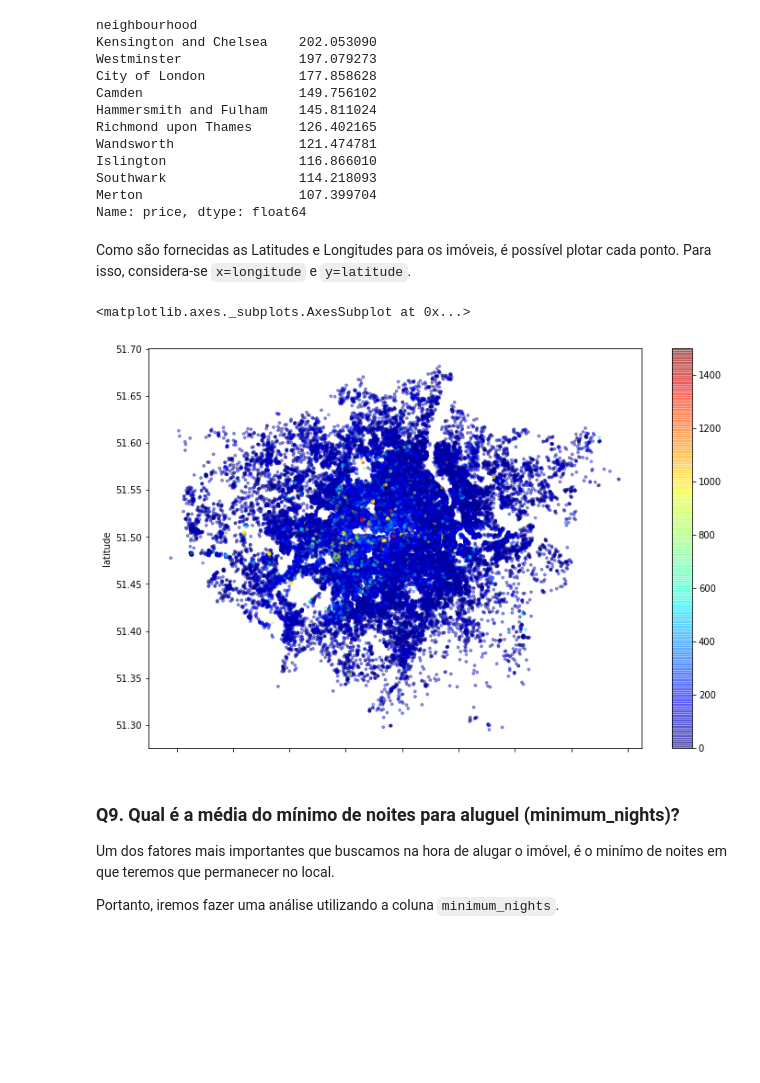
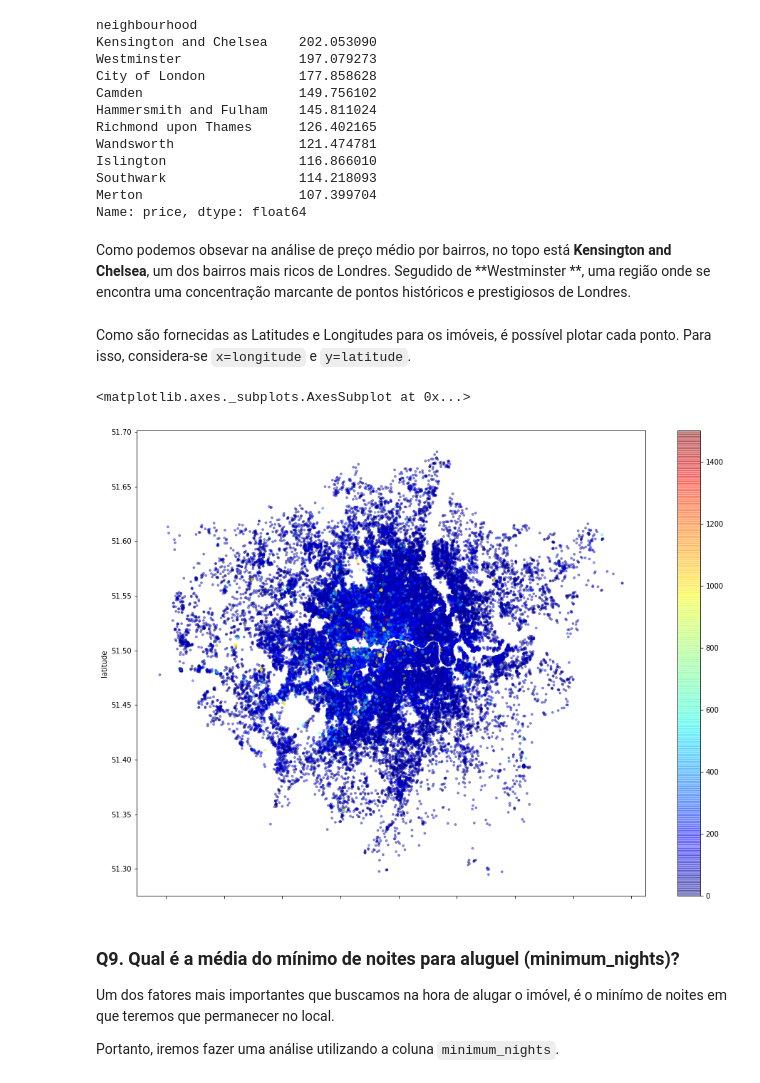
Before and after one commit to fgabriel07/DSNP1, a Jupyter notebook: Analisando_os_Dados_do_Airbnb_(Londres).ipynb, the cells around one changed output. Saved outputs shown, nothing was run; the diff lists cells and outputs as text; code cells hidden in the pictures; blank space fills up the shorter version.

```diff
--- a/Analisando_os_Dados_do_Airbnb_(Londres).ipynb
+++ b/Analisando_os_Dados_do_Airbnb_(Londres).ipynb
@@ -299,14 +305,16 @@ Islington                 116.866010
 Southwark                 114.218093
 Merton                    107.399704
 Name: price, dtype: float64
+# %% [markdown]
+Como podemos obsevar na análise de preço médio por bairros, no topo está **Kensington and Chelsea**, um dos bairros mais ricos de Londres. Segudido de **Westminster **, uma região onde se encontra uma concentração marcante de pontos históricos e prestigiosos de Londres.
 # %% [markdown]
 Como são fornecidas as Latitudes e Longitudes para os imóveis, é possível plotar cada ponto. Para isso, considera-se `x=longitude` e `y=latitude`.
 # %%
 # plotar os imóveis pela latitude-longitude
-df_clean.plot(kind='scatter', x='longitude', y='latitude', alpha=0.4, c=df_clean['price'], s=8, cmap=plt.get_cmap('jet'), figsize=(12, 8))
+df_clean.plot(kind='scatter', x='longitude', y='latitude', alpha=0.4, c=df_clean['price'], s=8, cmap=plt.get_cmap('jet'), figsize=(16, 12))
 # %% [output]
 <matplotlib.axes._subplots.AxesSubplot at 0x...>
-[figure, old version]
+[figure, new version]
 # %% [markdown]
 ### **Q9. Qual é a média do mínimo de noites para aluguel (minimum_nights)?**
 
```
Also changed, not shown: parts of 2 cells of this notebook.
